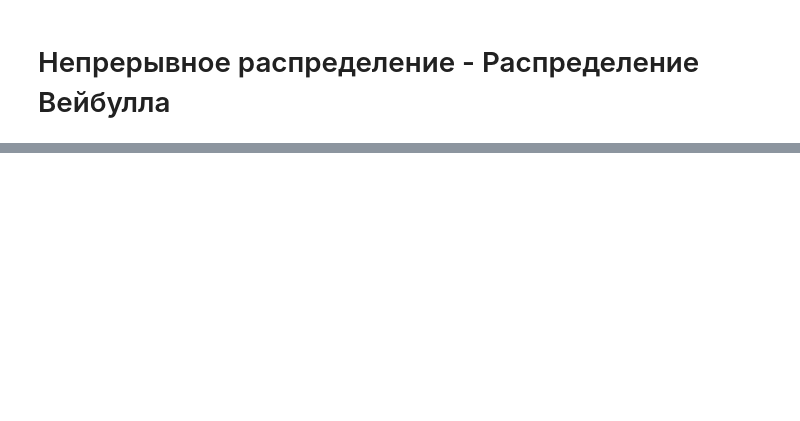
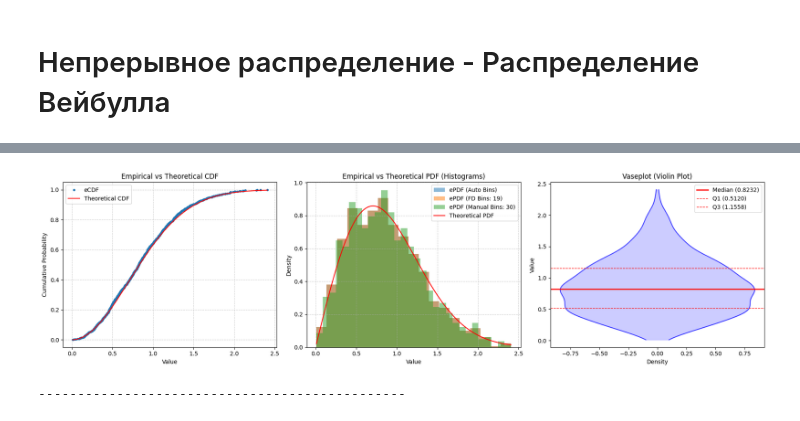
Before and after one commit to EZHOWWW/stat_lab_02, a Jupyter notebook: main.ipynb, the cells around one changed output, grey strips where cells are left out. Saved outputs shown, nothing was run; the diff lists cells and outputs as text; code cells hidden in the pictures; blank space fills up the shorter version.

```diff
--- a/main.ipynb
+++ b/main.ipynb
@@ -107,70 +230,20 @@ Q3: 6.0000
 # %%
 # --- Распределение Вейбулла ---
-print("### Распределение Вейбулла")
 
 # Параметры распределения Вейбулла (shape k и scale lambda)
 shape_weibull = 2.0
 scale_weibull = 1.0
 
 # 1. Генерация выборки
-weibull_data = stats.weibull_min.rvs(shape_weibull, scale=scale_weibull, size=N)
+weibull_data = stats.weibull_min.rvs(c=shape_weibull, scale=scale_weibull, size=N)
 
-# 2. Расчет описательных статистик
-print("\n#### Описательные статистики")
+# 2. Анализ и визуализация
+weibull_analyzer = DistributionAnalyzer(weibull_data, dist_type='continuous', name='Weibull Distribution')
 
-# Квартили
-q1_w, median_w, q3_w = np.percentile(weibull_data, [25, 50, 75])
-print(f"Q1: {q1_w:.4f}")
-print(f"Q2 (Медиана): {median_w:.4f}")
-print(f"Q3: {q3_w:.4f}")
+# a) основные статистики
+weibull_analyzer.print_statistics()
 
-# Меры центральной тенденции
-mean_w = np.mean(weibull_data)
-# Мода для непрерывных данных формально
-mode_w_result = stats.mode(weibull_data)
-mode_w = mode_w_result.mode.item() if isinstance(mode_w_result.mode, np.ndarray) else mode_w_result.mode
-
-
-print(f"Выборочное среднее: {mean_w:.4f}")
-print(f"Медиана: {median_w:.4f}")
-print(f"Мода (интерпретировать с осторожностью): {mode_w:.4f}")
-
-
-# Меры вариабельности
-range_w = np.max(weibull_data) - np.min(weibull_data)
-iqr_w = q3_w - q1_w
-var_w = np.var(weibull_data) # Смещенная
-std_w = np.std(weibull_data) # Смещенная
-cov_w = (std_w / mean_w) if mean_w != 0 else float('inf')
-mad_w = np.mean(np.abs(weibull_data - mean_w)) # Среднее абсолютное отклонение
-
-print(f"Размах выборки: {range_w:.4f}")
-print(f"Интерквартильный размах: {iqr_w:.4f}")
-print(f"Дисперсия (смещенная): {var_w:.4f}")
-print(f"Стандартное отклонение (смещенное): {std_w:.4f}")
-print(f"Коэффициент вариации: {cov_w:.4f}")
-print(f"Среднее абсолютное отклонение: {mad_w:.4f}")
-
-# Меры формы распределения
-skew_w = stats.skew(weibull_data)
-kurt_w = stats.kurtosis(weibull_data) # Эксцесс
-
-print(f"Коэффициент асимметрии: {skew_w:.4f}")
-print(f"Коэффициент эксцесса: {kurt_w:.4f}")
-
-# Моменты
-print("\n#### Моменты")
-# Расчет начальных моментов вручную
-raw_moments_w = [np.mean(weibull_data**k) for k in range(1, 6)]
-
-# stats.moment по умолчанию считает центральные моменты
-central_moments_w = [stats.moment(weibull_data, moment=k) for k in range(1, 6)]
-
-print("Начальные моменты (Первые 5):")
-for i, m in enumerate(raw_moments_w):
-    print(f"  Порядок {i+1}: {m:.4f}")
-
-print("Центральные моменты (Первые 5):")
-for i, m in enumerate(central_moments_w):
-    print(f"  Порядок {i+1}: {m:.4f}")
+# b) визуализация
+# For continuous distribution, theoretical_dist should be from scipy.stats.weibull_min
+weibull_analyzer.plot_distribution(theoretical_dist=stats.weibull_min(c=shape_weibull, scale=scale_weibull))
 # %% [output]
@@ -193,0 +270,2 @@ Q3: 1.1787
+[figure, added]
+-----------------------------------------------
```
Also changed, not shown: parts of 8 cells of this notebook.
